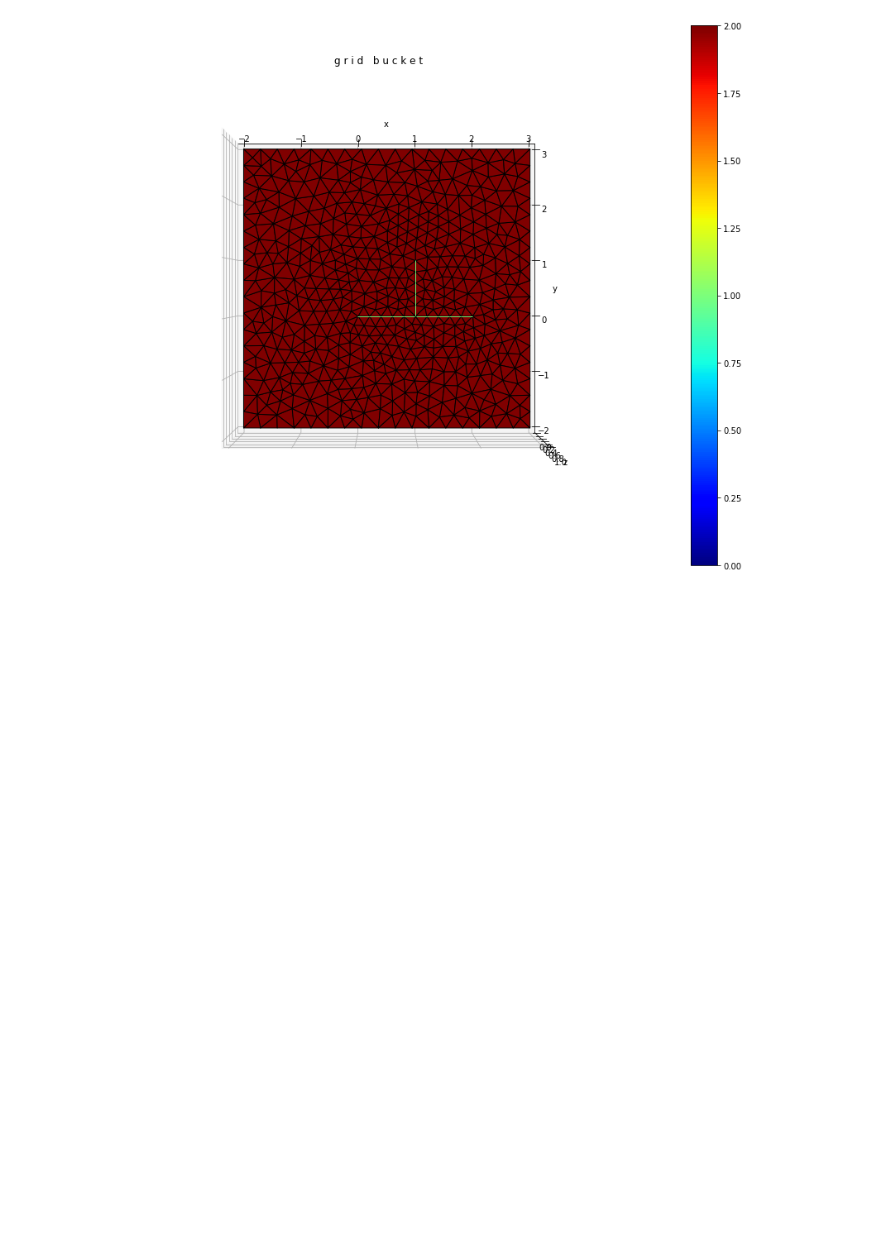
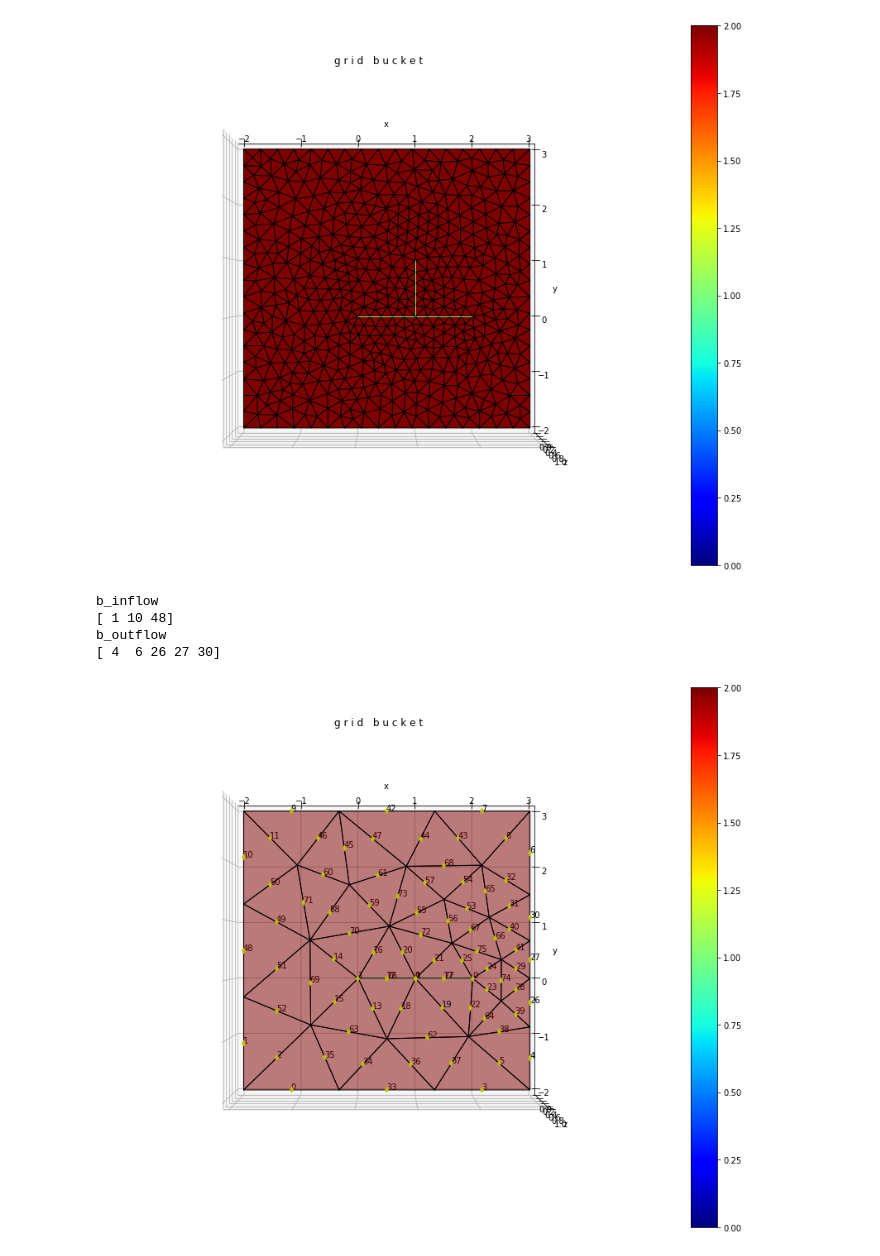
Before and after one commit to zhang-cugb/mastersproject, a Jupyter notebook: transport/assign_data.ipynb, the cells around one changed output. Cells and saved outputs as stored; diff of their text form; code cells hidden in the pictures; blank space fills up the shorter version.

```diff
--- a/transport/assign_data.ipynb
+++ b/transport/assign_data.ipynb
@@ -49,6 +49,7 @@ def assign_data(gb, domain, **kwargs):
         if b_faces.size != 0:
 
             b_face_centers = g.face_centers[:, b_faces]
+
             if flowdir in ['W', 'E']:
                 axis = 0
                 mi, ma = map(domain.get, ['xmin', 'xmax'])
@@ -58,7 +59,7 @@ def assign_data(gb, domain, **kwargs):
 
             # flowdir in ['E', 'N']
             b_inflow = b_face_centers[axis, :] < mi + tol
-            b_outflow = b_face_centers[axis, :] < ma - tol
+            b_outflow = b_face_centers[axis, :] > ma - tol
 
             if flowdir in ['S', 'W']:
                 b_inflow, b_outflow = b_outflow, b_inflow
@@ -72,6 +73,21 @@ def assign_data(gb, domain, **kwargs):
 
         else:
             bc = pp.BoundaryCondition(g)
+
+
+        # --- TESTING ---
+        if g.dim == 2:
+            #print("Boundary face indices")
+            #print(b_faces)
+            #print("cell_face map")
+            #print(g.cell_faces)
+
+            print("b_inflow")
+            print(np.arange(g.num_faces)[g.tags['domain_boundary_faces']][b_inflow])
+            print("b_outflow")
+            print(np.arange(g.num_faces)[g.tags['domain_boundary_faces']][b_outflow])
+
+        # --- --- --- ---
 
         # Porosity
         if g.dim == gb.dim_max():
@@ -129,3 +160,24 @@ gb = assign_data(gb, domain)
 pp.plot_grid(gb, "dimension", figsize=(15, 12))
 # %% [output]
 [figure]
+# %%
+# TESTING
+# Create a simple mesh
+p = np.array([[0, 1, 1, 2], [0, 0, 0, 0]])
+e = np.array([[0, 3], [1, 2]])
+domain = {'xmin': -2, 'xmax': 3, 'ymin': -2, 'ymax': 3}
+network_2d = pp.FractureNetwork2d(p, e, domain)
+mesh_args = {'mesh_size_frac': 5,
+             'mesh_size_bound': 2,
+             'mesh_size_min': 4}
+gb = network_2d.mesh(mesh_args)
+gb = assign_data(gb, domain, flowdir="E")
+# %% [output]
+b_inflow
+[ 1 10 48]
+b_outflow
+[ 4  6 26 27 30]
+# %%
+pp.plot_grid(gb, "dimension", info='f', alpha=0.5, figsize=(15, 12))
+# %% [output]
+[figure, added]
```
Also changed, not shown: parts of 2 cells of this notebook.
